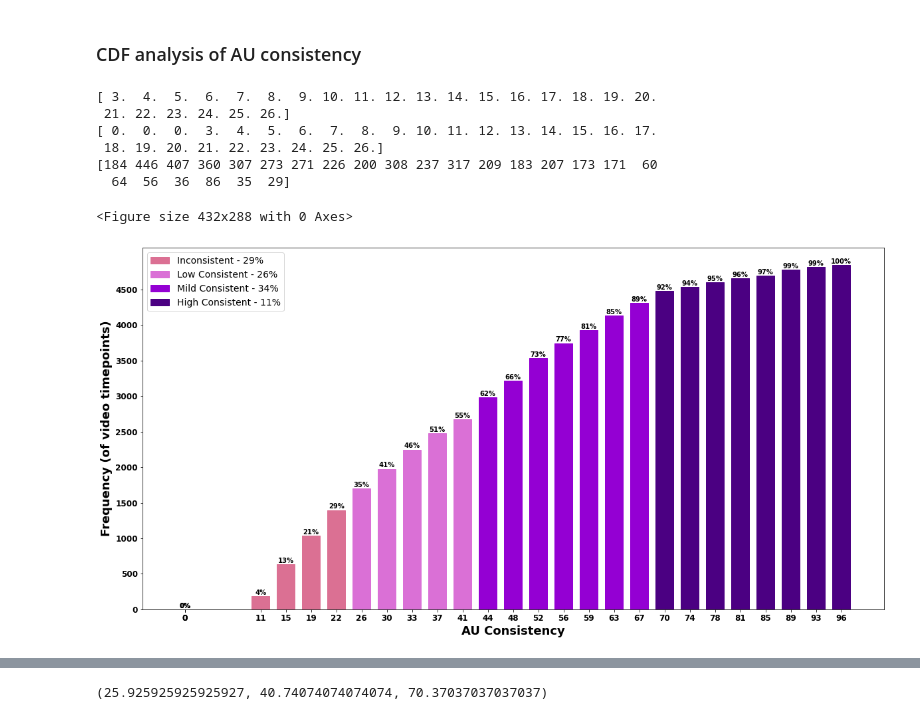
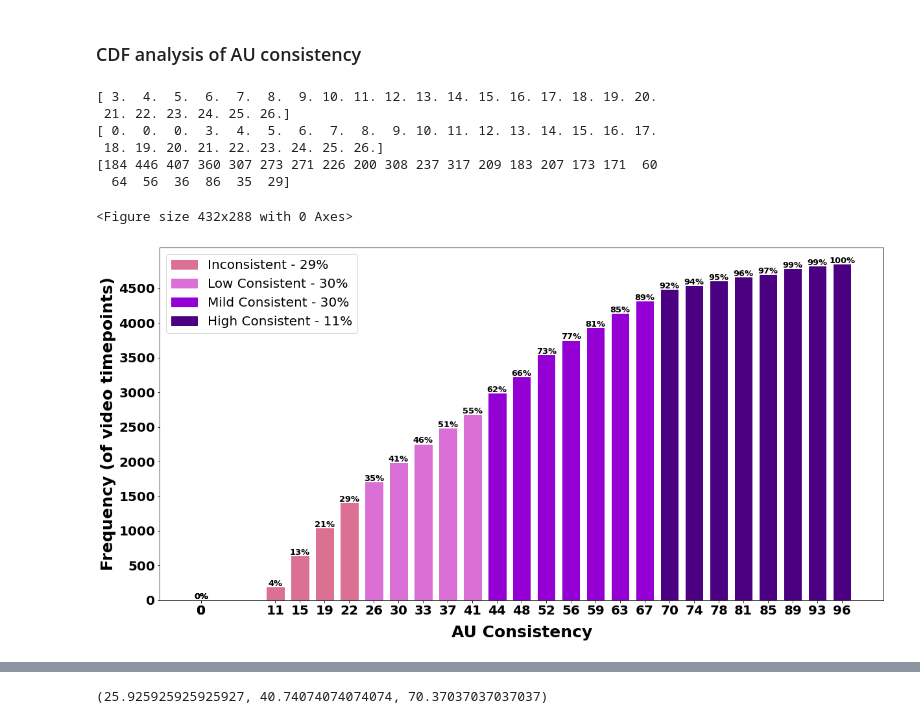
Before and after one commit to Shivansh-ct/Consistent-Keypoints, a Jupyter notebook: analysis_AU_consistency.ipynb, the cells around one changed output, grey strips where cells are left out. Drawn from its saved outputs; the diff is of its cells as text; code cells hidden in the pictures.

```diff
--- a/analysis_AU_consistency.ipynb
+++ b/analysis_AU_consistency.ipynb
@@ -23,21 +23,21 @@ mx=np.amax(y)+5
 # plt.figure(figsize=(20,10))
 plt.xticks(np.arange(0, 5001, 500))
 # plt.xticks(np.arange(0, x.shape[0], 500))
-plt.yticks(np.arange(0,mx,5))
+plt.yticks(np.arange(0,mx,10))
 plt.ylim(0,mx)
 for label in (ax.get_xticklabels() + ax.get_yticklabels()):
-    label.set_fontsize(12)
+    label.set_fontsize(20)
     label.set_fontweight('bold')
 for key in emotions_dict:
     color = emotions_dict[key][0]
     emotion = key
     a, b = emotions_dict[key][1][0], emotions_dict[key][1][1]
 #     plt.fill_between(x, 0, y, np.multiply(x>=a,x<b), color=color, label=emotion)
-    plt.fill_between(x, 0, mx*np.ones(y.shape[0]), np.multiply(x>=a,x<b), color=color, label=emotion)
+    plt.fill_between(x, 0, mx*np.ones(y.shape[0]), np.multiply(x>=a,x<=b), color=color, label=emotion)
 
 # plt.legend(loc='upper right', prop={'weight':'bold'})
-plt.ylabel('AU Consistency', fontsize=20, fontweight='bold')
-plt.xlabel('Video Timeline (in Frames)', fontsize=20, fontweight='bold')
+plt.ylabel('AU Consistency', fontsize=30, fontweight='bold')
+plt.xlabel('Video Timeline (in Frames)', fontsize=30, fontweight='bold')
 plt.plot(x,y, color='navy')
 plt.legend(loc='center left', bbox_to_anchor=(1, 0.5), prop={'weight':'bold', 'size':39.5})
 plt.savefig("Results/Consistency_vs_Frames.pdf", dpi=300, bbox_inches='tight')
@@ -80,42 +151,44 @@ counts = np.concatenate(([0, 0, 0], counts))
 fig, ax = plt.subplots(figsize=(20, 10))
 ax.set_yticks(np.arange(0, 5000, 500))
 for label in (ax.get_xticklabels() + ax.get_yticklabels()):
-    label.set_fontsize(12)
+    label.set_fontsize(20)
     label.set_fontweight('bold')
-ax.set_ylabel("Frequency (of video timepoints)", fontsize=18, fontweight='bold')
-ax.set_xlabel("AU Consistency", fontsize=18, fontweight='bold')
+ax.set_ylabel("Frequency (of video timepoints)", fontsize=25, fontweight='bold')
+ax.set_xlabel("AU Consistency", fontsize=25, fontweight='bold')
 ax.set(xticks=uniqw, xticklabels=[f"{round(val*100/27)}" for val in uniqw])
 # ax.set(xticks=uniqw, xticklabels=[f"{val*100/27:.1f}" for val in uniqw])
 pps = ax.bar(uniqw, counts, width=0.7, align='center', color='violet')
 
 for i in range(0, 7):
     pps[i].set_color('palevioletred')
 for i in range(7, 12):
     pps[i].set_color('orchid')
 for i in range(12, 19):
     pps[i].set_color('darkviolet')
 for i in range(19, 27):
     pps[i].set_color('indigo')
 
-colors = {'Inconsistent - 29%': 'palevioletred', 'Low Consistent - 26%': 'orchid',
-          'Mild Consistent - 34%': 'darkviolet', 'High Consistent - 11%': 'indigo'}
+colors = {'Inconsistent - 29%': 'palevioletred', 'Low Consistent - 30%': 'orchid',
+          'Mild Consistent - 30%': 'darkviolet', 'High Consistent - 11%': 'indigo'}
 labels = list(colors.keys())
 handles = [plt.Rectangle((0, 0), 1, 1, color=colors[label]) for label in labels]
-plt.legend(handles, labels, prop={'size': 14})
+plt.legend(handles, labels, prop={'size': 20})
 
 for p in pps:
     height = p.get_height()
     ax.text(x=p.get_x() + p.get_width() / 2, y=height + 20,
             s="{:.0f}%".format(100*height/4845),
-            ha='center', fontsize=10, fontweight='bold')
+            ha='center', fontsize=13, fontweight='bold')
+
+ax.xaxis.set_label_coords(0.5, -0.07)
 
 plt.savefig("Results/max_AU_count_cumhist.pdf", dpi=300)
 # %% [output]
 [ 3.  4.  5.  6.  7.  8.  9. 10. 11. 12. 13. 14. 15. 16. 17. 18. 19. 20.
  21. 22. 23. 24. 25. 26.]
 [ 0.  0.  0.  3.  4.  5.  6.  7.  8.  9. 10. 11. 12. 13. 14. 15. 16. 17.
  18. 19. 20. 21. 22. 23. 24. 25. 26.]
 [184 446 407 360 307 273 271 226 200 308 237 317 209 183 207 173 171  60
   64  56  36  86  35  29]
 <Figure size 432x288 with 0 Axes>
-[figure, old version]
+[figure, new version]
```
Also changed, not shown: parts of 6 cells of this notebook, 4 other files.
